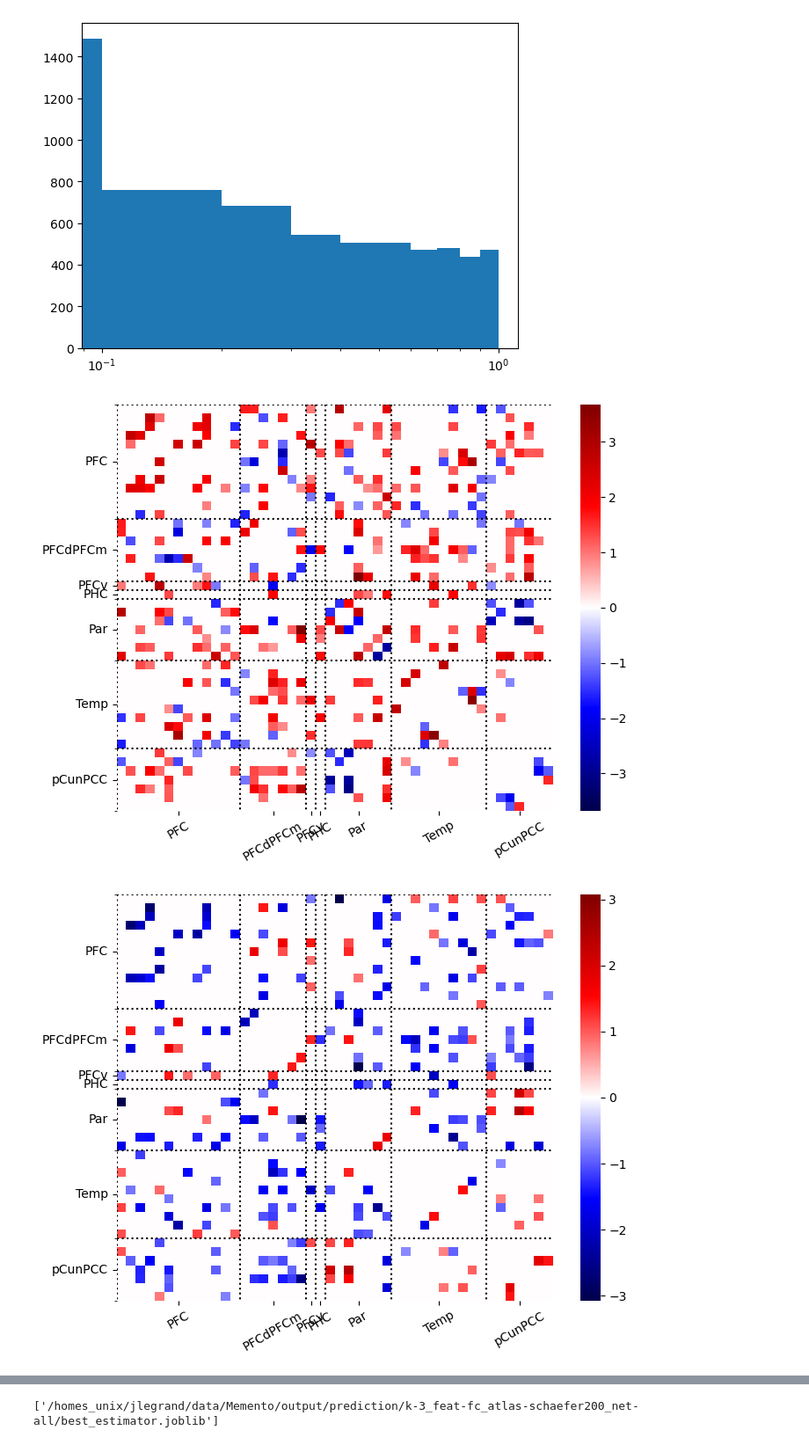
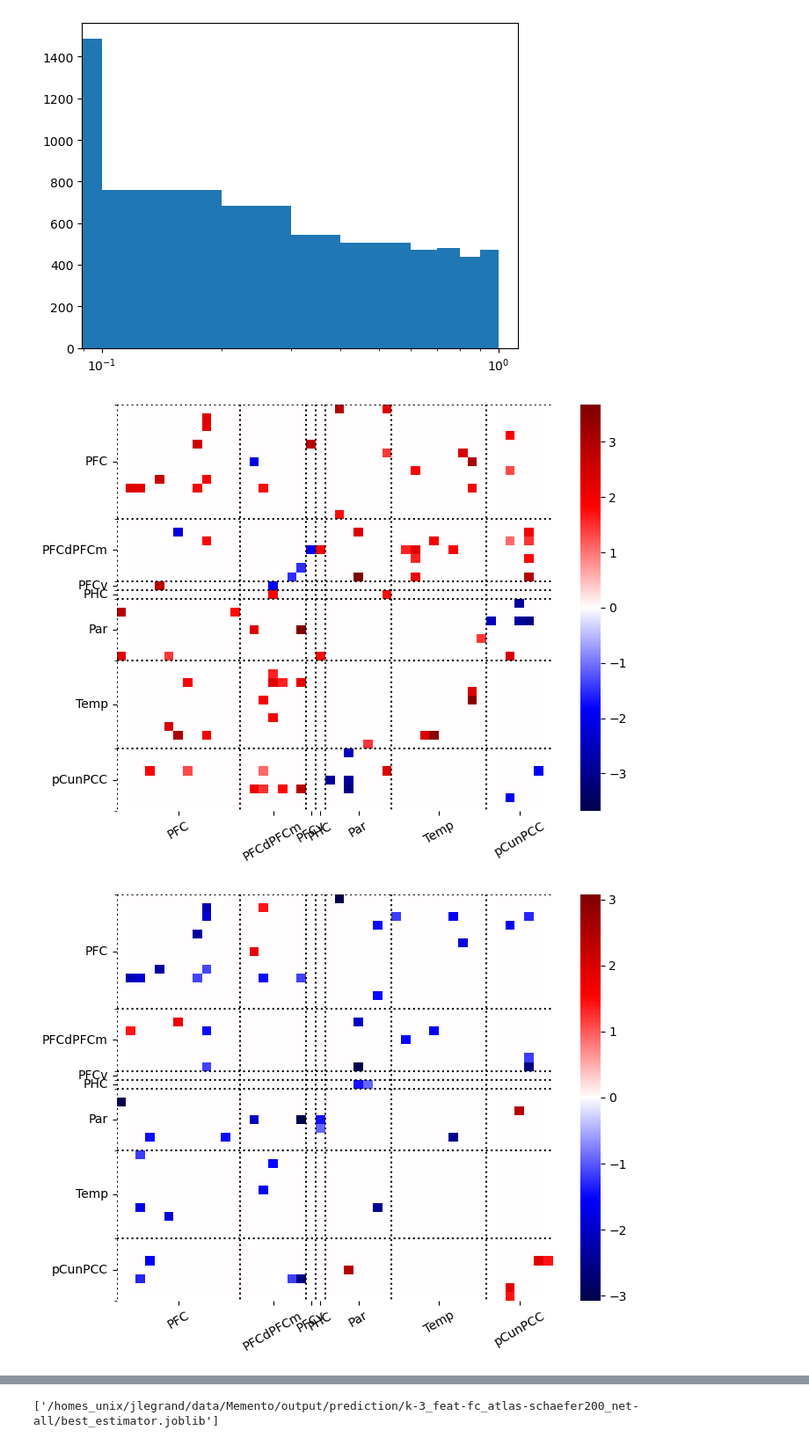
Before and after one commit to jonathan-legrand/cogpred, a Jupyter notebook: predict_cluster_fc.ipynb, the cells around one changed output, grey strips where cells are left out. Shown at 88% size. Saved outputs shown, nothing was run; the diff lists cells and outputs as text; code cells hidden in the pictures.

```diff
--- a/predict_cluster_fc.ipynb
+++ b/predict_cluster_fc.ipynb
@@ -73,6 +73,8 @@ from sklearn.linear_model import SGDClassifier
 from sklearn.pipeline import Pipeline
 from sklearn import preprocessing
 from sklearn.model_selection import StratifiedGroupKFold, GroupKFold
+from nilearn.connectome import vec_to_sym_matrix
+from cogpred.matrices import compute_mat_size
 
 net = SGDClassifier(
         loss="log_loss",
@@ -94,7 +96,14 @@ clf = Pipeline(
 cats = ("stable", "slow", "steep")
 outer_cv = GroupKFold(n_splits=8)
 
-test_scores, cm, hmat = run_cv(clf, matrices, metadata, outer_cv)
+test_scores, cm, patterns = run_cv(clf, matrices, metadata, outer_cv)
+
+masker = clf.named_steps["matrixmasker"]
+l = len(masker.vec_idx_)
+n_regions = compute_mat_size(l)
+hmat = vec_to_sym_matrix(
+    patterns.transpose((0, 2, 1)), diagonal=np.zeros((outer_cv.n_splits, k, n_regions))
+)
 # %% [output]
               precision    recall  f1-score   support
 
@@ -292,13 +361,15 @@ plt.show()
 # %% [output]
 [figure]
 # %%
-thresh_map = np.where(pvalues < 0.05, realised_mm, 0)
+# Reproject to the brain?
+# Try max t min p
+thresh_map = np.where(pvalues < (0.05 / 1035), realised_mm, 0)
 plot_matrix(thresh_map[0], disp_atlas)
 plt.show()
 plot_matrix(thresh_map[1], disp_atlas)
 plt.show()
 plot_matrix(thresh_map[2], disp_atlas)
 plt.show()
 # %% [output]
-[figure, old version]
+[figure, new version]
-[figure, old version]
+[figure, new version]
```
Also changed, not shown: parts of 10 cells of this notebook.
